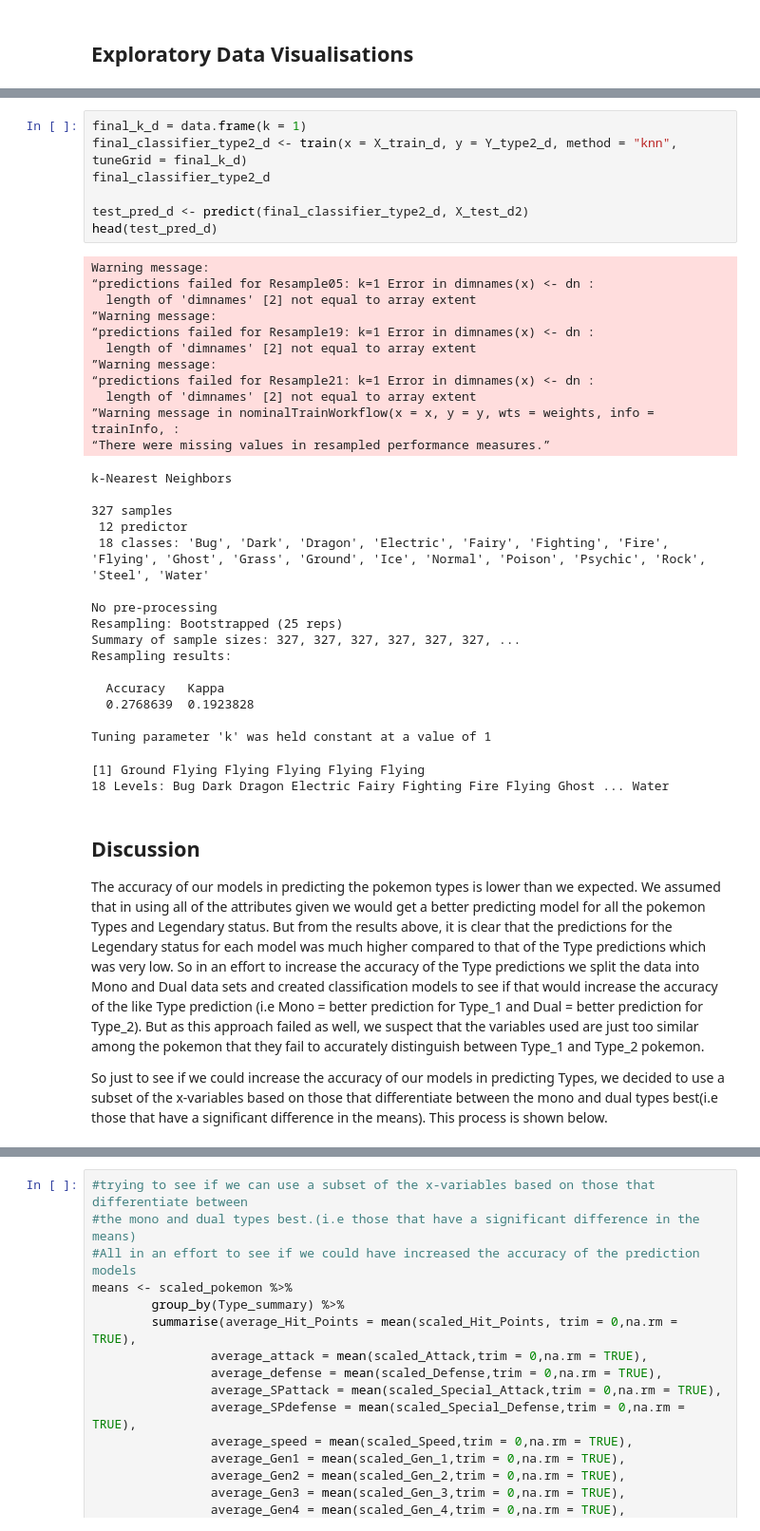
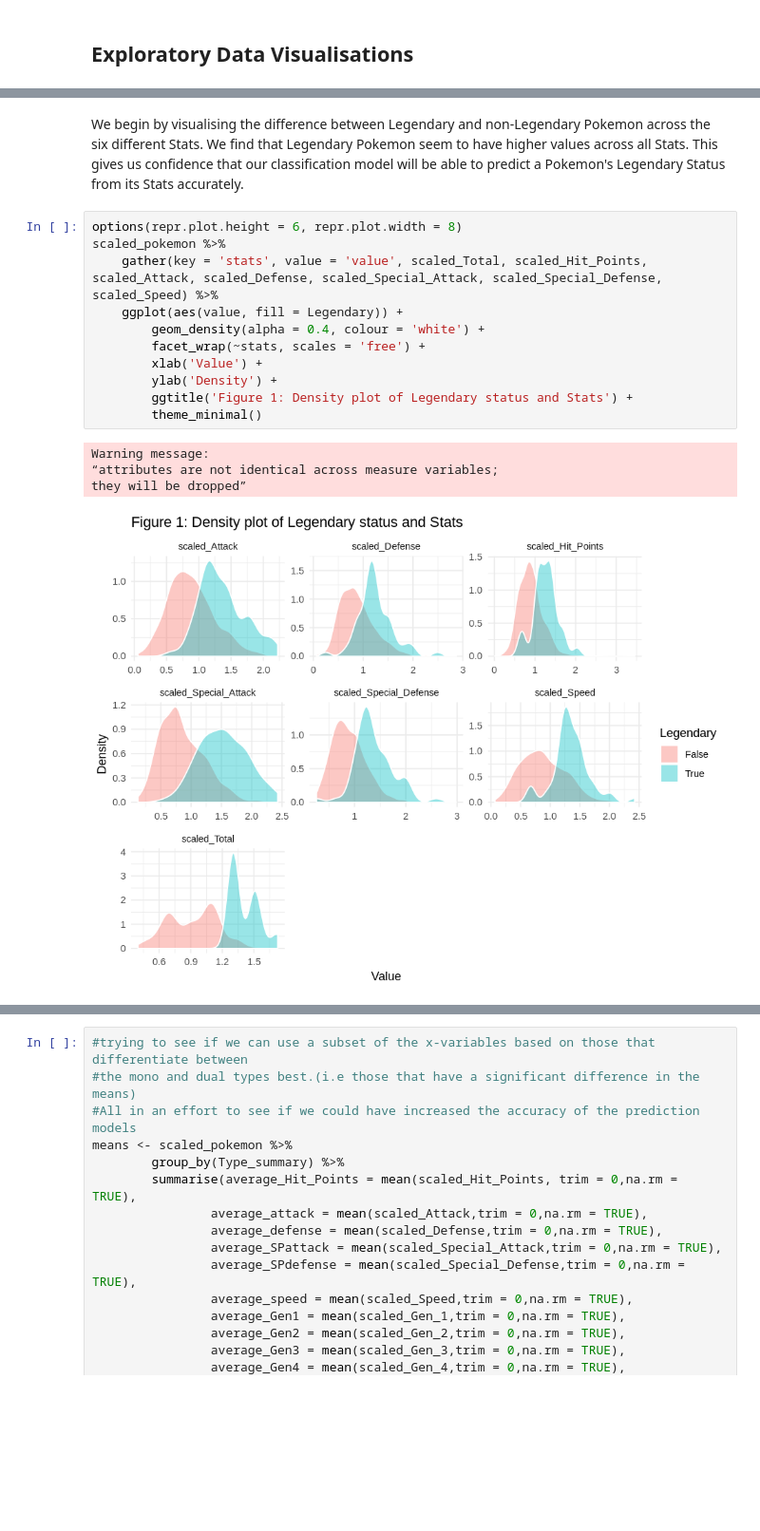
Before and after one commit to Towelat/DSCI--group-7, a Jupyter notebook: group_7_project_v2.ipynb, the cells around one changed output, grey strips where cells are left out. Shown at 95% size. Drawn from its saved outputs; the diff is of its cells as text; blank space fills up the shorter version.

```diff
--- a/group_7_project_v2.ipynb
+++ b/group_7_project_v2.ipynb
@@ -999,42 +165,18 @@ The final value used for the model was k = 1.
-# %%
-final_k_d = data.frame(k = 1)
-final_classifier_type2_d <- train(x = X_train_d, y = Y_type2_d, method = "knn", tuneGrid = final_k_d)
-final_classifier_type2_d
-
-test_pred_d <- predict(final_classifier_type2_d, X_test_d2)
-head(test_pred_d)
-# %% [output]
-Warning message:
-“predictions failed for Resample05: k=1 Error in dimnames(x) <- dn :
-  length of 'dimnames' [2] not equal to array extent
-”Warning message:
-“predictions failed for Resample19: k=1 Error in dimnames(x) <- dn :
-  length of 'dimnames' [2] not equal to array extent
-”Warning message:
-“predictions failed for Resample21: k=1 Error in dimnames(x) <- dn :
-  length of 'dimnames' [2] not equal to array extent
-”Warning message in nominalTrainWorkflow(x = x, y = y, wts = weights, info = trainInfo, :
-“There were missing values in resampled performance measures.”
-k-Nearest Neighbors
-
-327 samples
- 12 predictor
- 18 classes: 'Bug', 'Dark', 'Dragon', 'Electric', 'Fairy', 'Fighting', 'Fire', 'Flying', 'Ghost', 'Grass', 'Ground', 'Ice', 'Normal', 'Poison', 'Psychic', 'Rock', 'Steel', 'Water'
-
-No pre-processing
-Resampling: Bootstrapped (25 reps)
-Summary of sample sizes: 327, 327, 327, 327, 327, 327, ...
-Resampling results:
-
-  Accuracy   Kappa
-  0.2768639  0.1923828
-
-Tuning parameter 'k' was held constant at a value of 1
-[1] Ground Flying Flying Flying Flying Flying
-18 Levels: Bug Dark Dragon Electric Fairy Fighting Fire Flying Ghost ... Water
-# %% [markdown]
-## Discussion
-
-The accuracy of our models in predicting the pokemon types is lower than we expected. We assumed that in using all of the attributes given we would get a better predicting model for all the pokemon Types and Legendary status. But from the results above, it is clear that the predictions for the Legendary status for each model was much higher compared to that of the Type predictions which was very low. So in an effort to increase the accuracy of the Type predictions we split the data into Mono and Dual data sets and created classification models to see if that would increase the accuracy of the like Type prediction (i.e Mono = better prediction for Type_1 and Dual = better prediction for Type_2). But as this approach failed as well, we suspect that the variables used are just too similar among the pokemon that they fail to accurately distinguish between Type_1 and Type_2 pokemon.
-
-So just to see if we could increase the accuracy of our models in predicting Types, we decided to use a subset of the x-variables based on those that differentiate between the mono and dual types best(i.e those that have a significant difference in the means). This process is shown below.
+# %% [markdown]
+We begin by visualising the difference between Legendary and non-Legendary Pokemon across the six different Stats. We find that Legendary Pokemon seem to have higher values across all Stats. This gives us confidence that our classification model will be able to predict a Pokemon's Legendary Status from its Stats accurately.
+# %%
+options(repr.plot.height = 6, repr.plot.width = 8)
+scaled_pokemon %>%
+    gather(key = 'stats', value = 'value', scaled_Total, scaled_Hit_Points, scaled_Attack, scaled_Defense, scaled_Special_Attack, scaled_Special_Defense, scaled_Speed) %>%
+    ggplot(aes(value, fill = Legendary)) +
+        geom_density(alpha = 0.4, colour = 'white') +
+        facet_wrap(~stats, scales = 'free') +
+        xlab('Value') +
+        ylab('Density') +
+        ggtitle('Figure 1: Density plot of Legendary status and Stats') +
+        theme_minimal()
+# %% [output]
+Warning message:
+“attributes are not identical across measure variables;
+they will be dropped”
+[figure, added]
```
Also changed, not shown: parts of 82 cells of this notebook.
